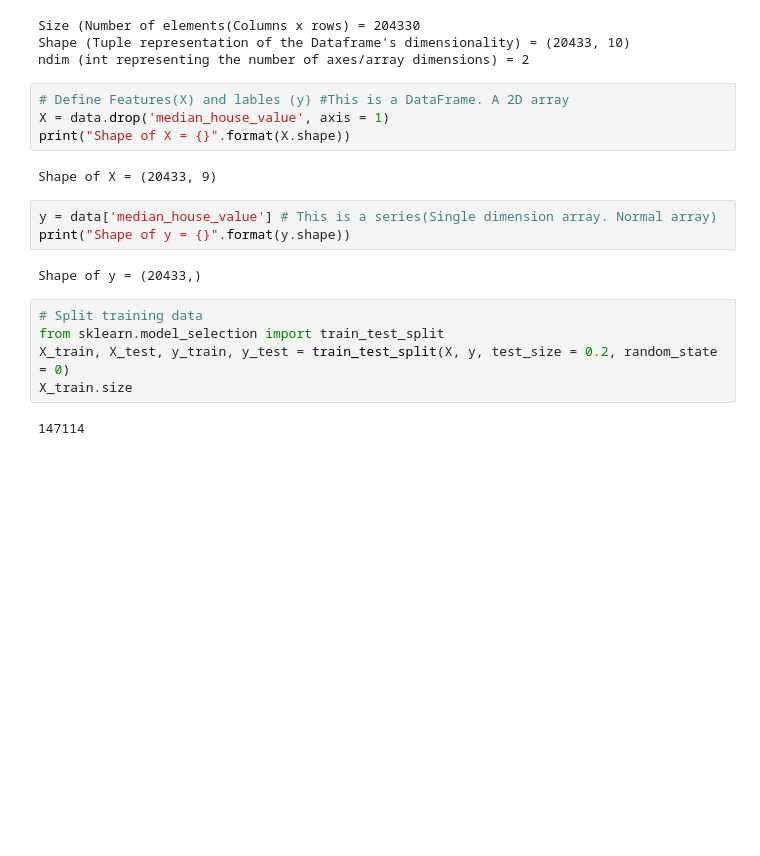
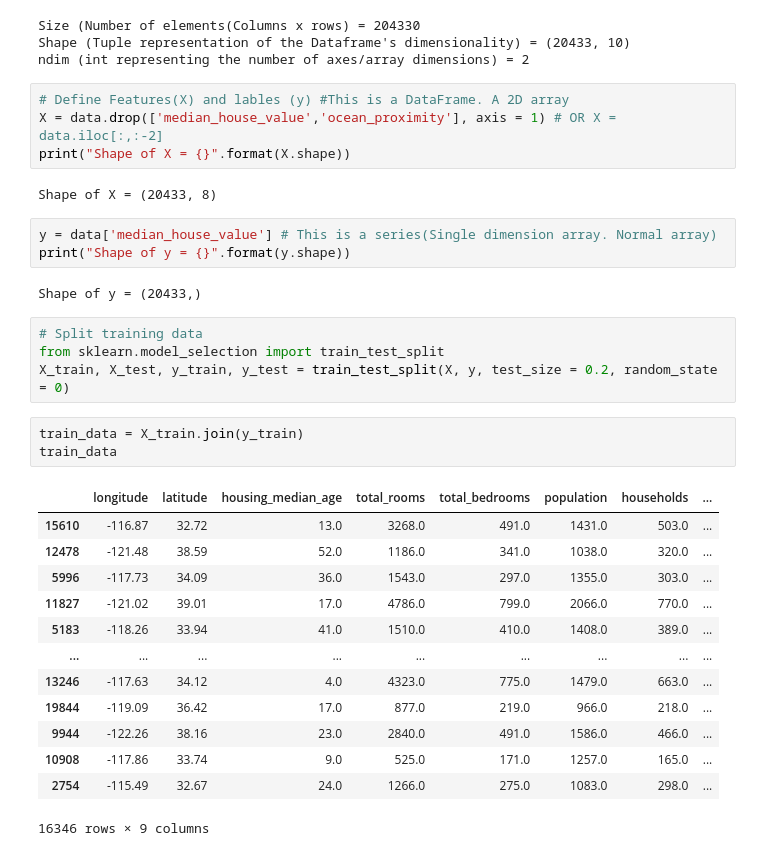
Before and after one commit to denpalrius/AI-Machine-Learning-Practice, a Jupyter notebook: house-price-prediction/house-price-prediction.ipynb, the cells around one changed output. Cells and saved outputs as stored; diff of their text form; blank space fills up the shorter version.

```diff
--- a/house-price-prediction/house-price-prediction.ipynb
+++ b/house-price-prediction/house-price-prediction.ipynb
@@ -36,10 +36,10 @@ Shape (Tuple representation of the Dataframe's dimensionality) = (20433, 10)
 ndim (int representing the number of axes/array dimensions) = 2
 # %%
 # Define Features(X) and lables (y) #This is a DataFrame. A 2D array
-X = data.drop('median_house_value', axis = 1)
+X = data.drop(['median_house_value','ocean_proximity'], axis = 1) # OR X = data.iloc[:,:-2]
 print("Shape of X = {}".format(X.shape))
 # %% [output]
-Shape of X = (20433, 9)
+Shape of X = (20433, 8)
 # %%
 y = data['median_house_value'] # This is a series(Single dimension array. Normal array)
 print("Shape of y = {}".format(y.shape))
@@ -49,6 +49,20 @@ Shape of y = (20433,)
 # Split training data
 from sklearn.model_selection import train_test_split
 X_train, X_test, y_train, y_test = train_test_split(X, y, test_size = 0.2, random_state = 0)
-X_train.size
-# %% [output]
-147114
+# %%
+train_data = X_train.join(y_train)
+train_data
+# %% [output]
+|  | longitude | latitude | housing_median_age | total_rooms | total_bedrooms | population | households | ... |
+| 15610 | -116.87 | 32.72 | 13.0 | 3268.0 | 491.0 | 1431.0 | 503.0 | ... |
+| 12478 | -121.48 | 38.59 | 52.0 | 1186.0 | 341.0 | 1038.0 | 320.0 | ... |
+| 5996 | -117.73 | 34.09 | 36.0 | 1543.0 | 297.0 | 1355.0 | 303.0 | ... |
+| 11827 | -121.02 | 39.01 | 17.0 | 4786.0 | 799.0 | 2066.0 | 770.0 | ... |
+| 5183 | -118.26 | 33.94 | 41.0 | 1510.0 | 410.0 | 1408.0 | 389.0 | ... |
+| ... | ... | ... | ... | ... | ... | ... | ... | ... |
+| 13246 | -117.63 | 34.12 | 4.0 | 4323.0 | 775.0 | 1479.0 | 663.0 | ... |
+| 19844 | -119.09 | 36.42 | 17.0 | 877.0 | 219.0 | 966.0 | 218.0 | ... |
+| 9944 | -122.26 | 38.16 | 23.0 | 2840.0 | 491.0 | 1586.0 | 466.0 | ... |
+| 10908 | -117.86 | 33.74 | 9.0 | 525.0 | 171.0 | 1257.0 | 165.0 | ... |
+| 2754 | -115.49 | 32.67 | 24.0 | 1266.0 | 275.0 | 1083.0 | 298.0 | ... |
+16346 rows × 9 columns
```
Also changed, not shown: parts of 8 cells of this notebook.
